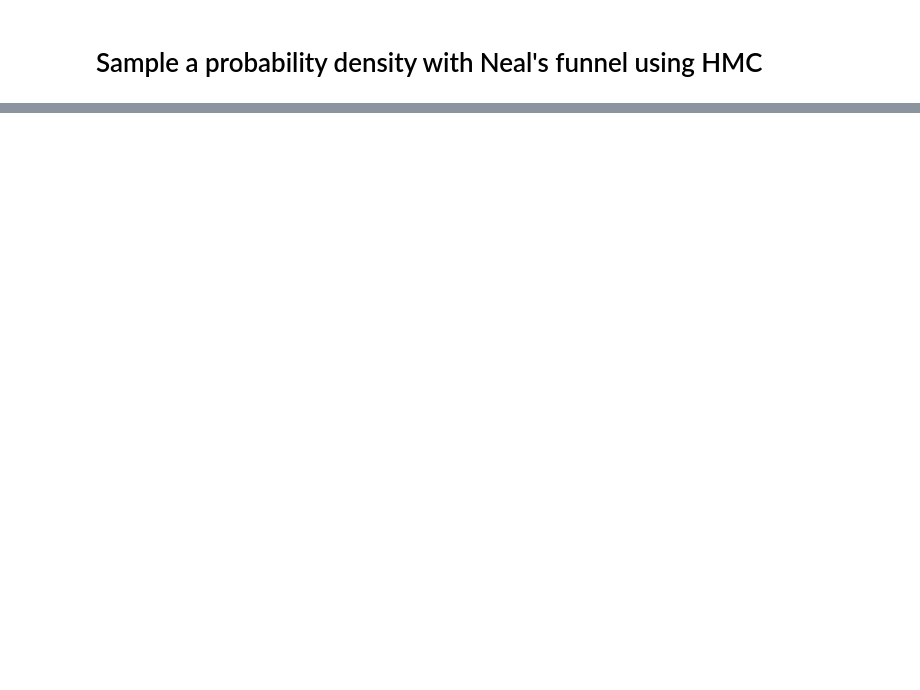
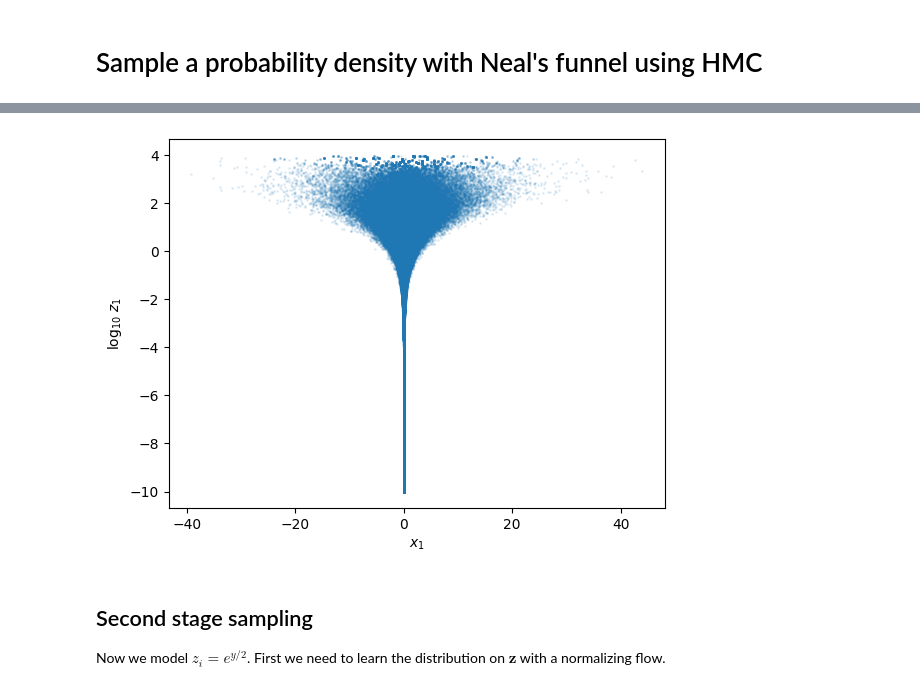
Before and after one commit to aiden-g12321/Neals_funnel, a Jupyter notebook: toy_example.ipynb, the cells around one changed output, grey strips where cells are left out. Saved outputs shown, nothing was run; the diff lists cells and outputs as text; code cells hidden in the pictures; blank space fills up the shorter version.

```diff
--- a/toy_example.ipynb
+++ b/toy_example.ipynb
@@ -246,0 +199,14 @@ plt.show()
+# %%
+ndx1 = 0
+ndx2 = x_dim
+plt.scatter(extended_samples[:, ndx1], extended_samples[:, ndx2],
+            color='C0', s=1, alpha=0.1)
+plt.xlabel(extended_labels[ndx1])
+plt.ylabel(extended_labels[ndx2])
+plt.show()
+# %% [output]
+[figure, added]
+# %% [markdown]
+## Second stage sampling
+
+Now we model $z_i = e^{y/2}$. First we need to learn the distribution on $\mathbf{z}$ with a normalizing flow.
```
Also changed, not shown: parts of 39 cells of this notebook, 3 other files.
